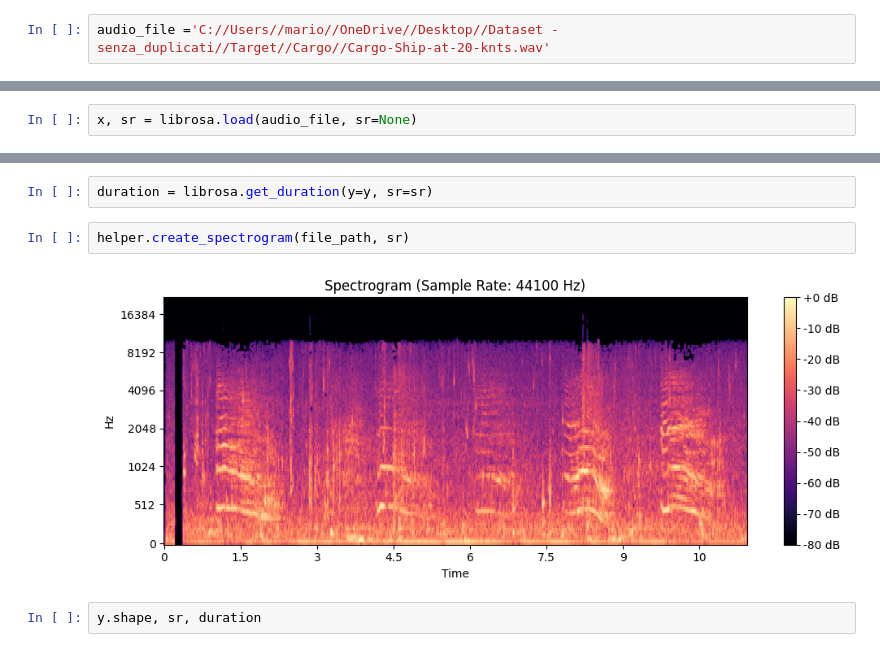
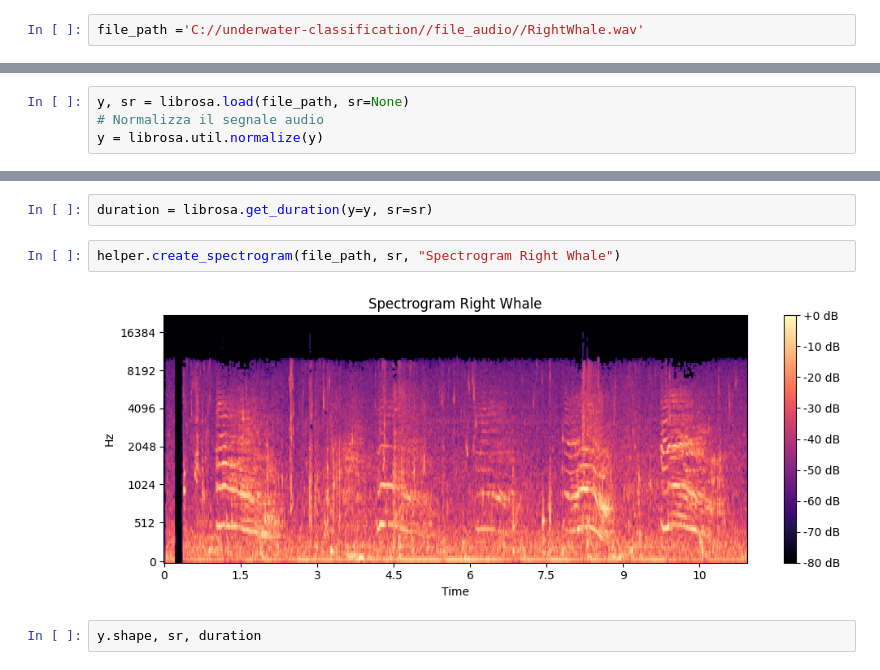
Before and after one commit to TherealBarnar/Underwater-Sounds-Classification-1, a Jupyter notebook: preprocessing.ipynb, the cells around one changed output, grey strips where cells are left out. Drawn from its saved outputs; the diff is of its cells as text.

```diff
--- a/preprocessing.ipynb
+++ b/preprocessing.ipynb
@@ -17,5 +17,5 @@ file_path = 'C://Users//mario//OneDrive//Desktop//Dataset - senza_duplicati//Non
 # %%
-audio_file ='C://Users//mario//OneDrive//Desktop//Dataset - senza_duplicati//Target//Cargo//Cargo-Ship-at-20-knts.wav'
+file_path ='C://underwater-classification//file_audio//RightWhale.wav'
 # %%
 amplitudes = df['Ampiezza del segnale'].tolist()
 # %%
@@ -34,5 +36,7 @@ Per lo studio dei segnali audio occore effettuare alcune modifiche. In particola
 # %% [markdown]
 per normalizzare gli audio all'interno del dataset è stato utilizzato il metodo normalize() di librosa. Nell'esempio seguente si nota che l'ampiezza del segnale audio resta compresa tra -1 e 1.
 # %%
-x, sr = librosa.load(audio_file, sr=None)
+y, sr = librosa.load(file_path, sr=None)
+# Normalizza il segnale audio
+y = librosa.util.normalize(y)
 # %%
@@ -71,9 +75,9 @@ spettrogramma del file audio
 # %%
 duration = librosa.get_duration(y=y, sr=sr)
 # %%
-helper.create_spectrogram(file_path, sr)
+helper.create_spectrogram(file_path, sr, "Spectrogram Right Whale")
 # %% [output]
-[figure, old version]
+[figure, new version]
 # %%
 y.shape, sr, duration
 # %% [output]
```
Also changed, not shown: parts of 21 cells of this notebook, 11 other files.
